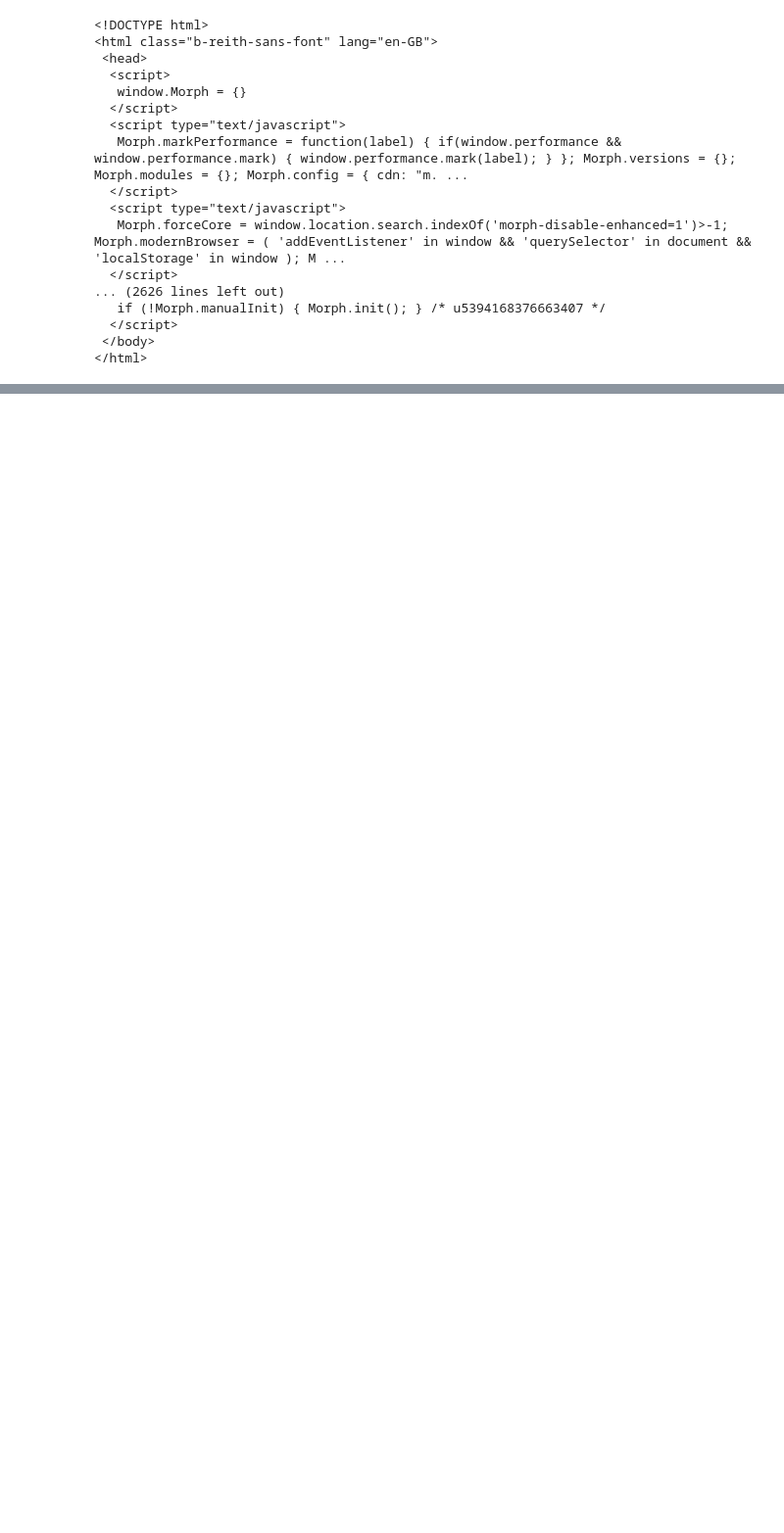
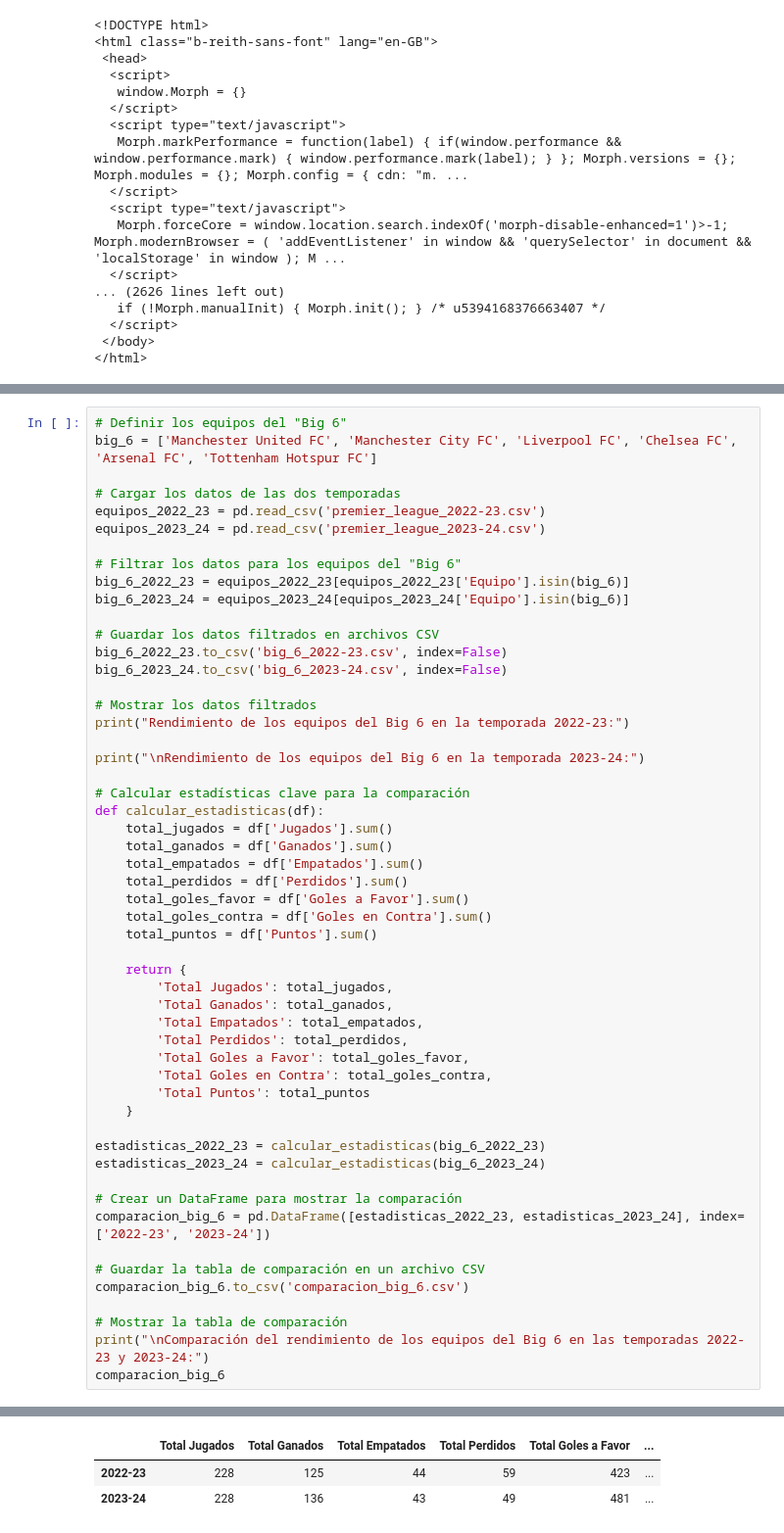
Before and after one commit to OctavioPP/TF_LP2, a Jupyter notebook: Trabajo_LP2.ipynb, the cells around one changed output, grey strips where cells are left out. Shown at 98% size. Drawn from its saved outputs; the diff is of its cells as text; blank space fills up the shorter version.

Commit message:
comparacion

```diff
--- a/Trabajo_LP2.ipynb
+++ b/Trabajo_LP2.ipynb
@@ -387,0 +353,54 @@ Tabla de promedio de goles por partido guardada en 'promedio_goles_por_partido.c
+# %%
+# Definir los equipos del "Big 6"
+big_6 = ['Manchester United FC', 'Manchester City FC', 'Liverpool FC', 'Chelsea FC', 'Arsenal FC', 'Tottenham Hotspur FC']
+
+# Cargar los datos de las dos temporadas
+equipos_2022_23 = pd.read_csv('premier_league_2022-23.csv')
+equipos_2023_24 = pd.read_csv('premier_league_2023-24.csv')
+
+# Filtrar los datos para los equipos del "Big 6"
+big_6_2022_23 = equipos_2022_23[equipos_2022_23['Equipo'].isin(big_6)]
+big_6_2023_24 = equipos_2023_24[equipos_2023_24['Equipo'].isin(big_6)]
+
+# Guardar los datos filtrados en archivos CSV
+big_6_2022_23.to_csv('big_6_2022-23.csv', index=False)
+big_6_2023_24.to_csv('big_6_2023-24.csv', index=False)
+
+# Mostrar los datos filtrados
+print("Rendimiento de los equipos del Big 6 en la temporada 2022-23:")
+
+print("\nRendimiento de los equipos del Big 6 en la temporada 2023-24:")
+
+# Calcular estadísticas clave para la comparación
+def calcular_estadisticas(df):
+    total_jugados = df['Jugados'].sum()
+    total_ganados = df['Ganados'].sum()
+    total_empatados = df['Empatados'].sum()
+    total_perdidos = df['Perdidos'].sum()
+    total_goles_favor = df['Goles a Favor'].sum()
+    total_goles_contra = df['Goles en Contra'].sum()
+    total_puntos = df['Puntos'].sum()
+
+    return {
+        'Total Jugados': total_jugados,
+        'Total Ganados': total_ganados,
+        'Total Empatados': total_empatados,
+        'Total Perdidos': total_perdidos,
+        'Total Goles a Favor': total_goles_favor,
+        'Total Goles en Contra': total_goles_contra,
+        'Total Puntos': total_puntos
+    }
+
+estadisticas_2022_23 = calcular_estadisticas(big_6_2022_23)
+estadisticas_2023_24 = calcular_estadisticas(big_6_2023_24)
+
+# Crear un DataFrame para mostrar la comparación
+comparacion_big_6 = pd.DataFrame([estadisticas_2022_23, estadisticas_2023_24], index=['2022-23', '2023-24'])
+
+# Guardar la tabla de comparación en un archivo CSV
+comparacion_big_6.to_csv('comparacion_big_6.csv')
+
+# Mostrar la tabla de comparación
+print("\nComparación del rendimiento de los equipos del Big 6 en las temporadas 2022-23 y 2023-24:")
+comparacion_big_6
+# %% [output]
@@ -387,0 +412,3 @@ Tabla de promedio de goles por partido guardada en 'promedio_goles_por_partido.c
+|  | Total Jugados | Total Ganados | Total Empatados | Total Perdidos | Total Goles a Favor | ... |
+| 2022-23 | 228 | 125 | 44 | 59 | 423 | ... |
+| 2023-24 | 228 | 136 | 43 | 49 | 481 | ... |
```
Also changed, not shown: parts of 3 cells of this notebook, 4 other files.
